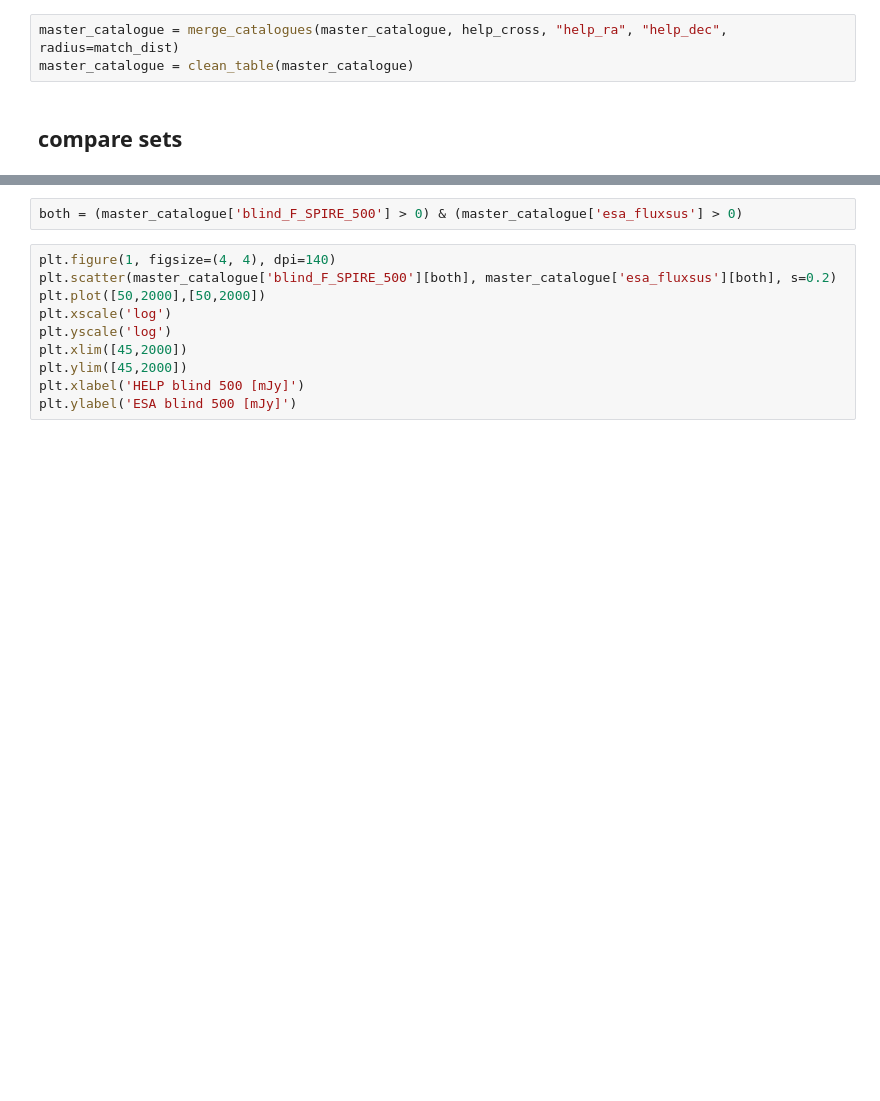
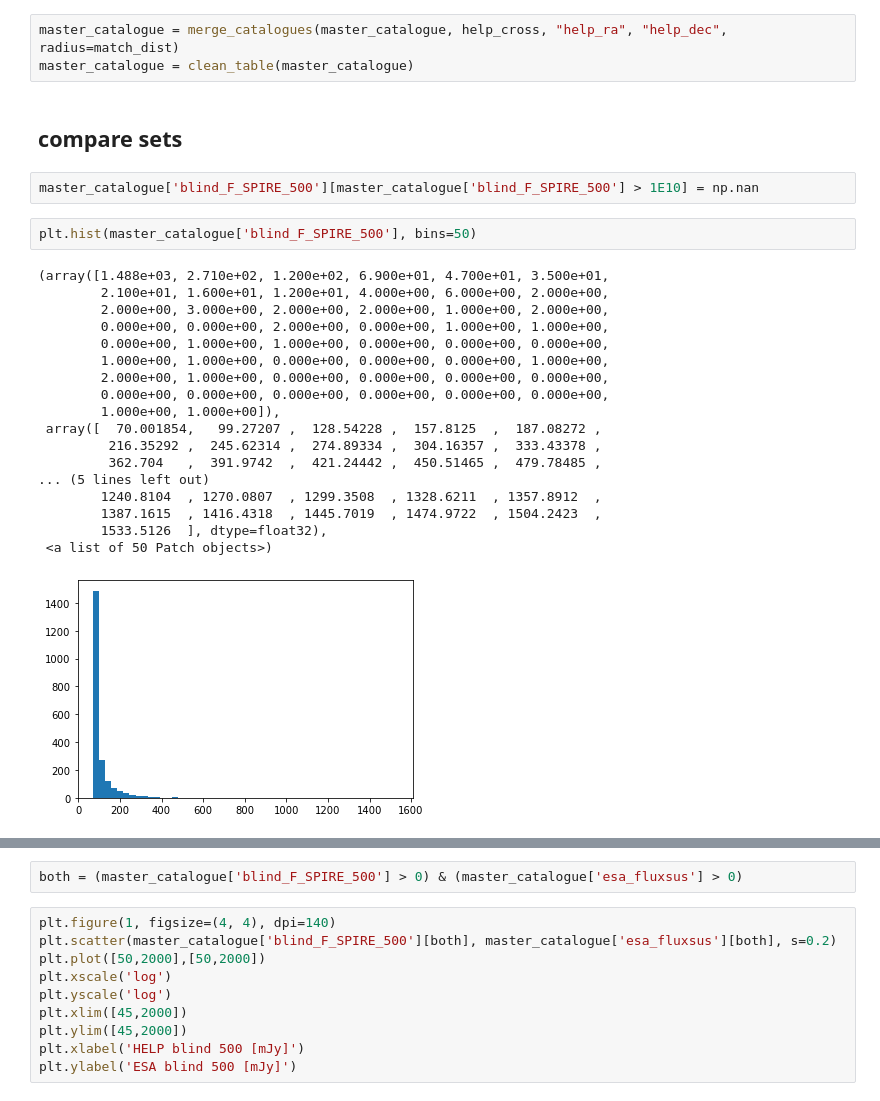
Before and after one commit to H-E-L-P/dmu_products, a Jupyter notebook: dmu22/dmu22_red_source/2_Investigate_red_objects.ipynb, the cells around one changed output, grey strips where cells are left out. Drawn from its saved outputs; the diff is of its cells as text; blank space fills up the shorter version.

```diff
--- a/dmu22/dmu22_red_source/2_Investigate_red_objects.ipynb
+++ b/dmu22/dmu22_red_source/2_Investigate_red_objects.ipynb
@@ -227,3 +238,26 @@ master_catalogue = merge_catalogues(master_catalogue, help_cross, "help_ra", "he
 master_catalogue = clean_table(master_catalogue)
 # %% [markdown]
 ## compare sets
+# %%
+master_catalogue['blind_F_SPIRE_500'][master_catalogue['blind_F_SPIRE_500'] > 1E10] = np.nan
+# %%
+plt.hist(master_catalogue['blind_F_SPIRE_500'], bins=50)
+# %% [output]
+(array([1.488e+03, 2.710e+02, 1.200e+02, 6.900e+01, 4.700e+01, 3.500e+01,
+        2.100e+01, 1.600e+01, 1.200e+01, 4.000e+00, 6.000e+00, 2.000e+00,
+        2.000e+00, 3.000e+00, 2.000e+00, 2.000e+00, 1.000e+00, 2.000e+00,
+        0.000e+00, 0.000e+00, 2.000e+00, 0.000e+00, 1.000e+00, 1.000e+00,
+        0.000e+00, 1.000e+00, 1.000e+00, 0.000e+00, 0.000e+00, 0.000e+00,
+        1.000e+00, 1.000e+00, 0.000e+00, 0.000e+00, 0.000e+00, 1.000e+00,
+        2.000e+00, 1.000e+00, 0.000e+00, 0.000e+00, 0.000e+00, 0.000e+00,
+        0.000e+00, 0.000e+00, 0.000e+00, 0.000e+00, 0.000e+00, 0.000e+00,
+        1.000e+00, 1.000e+00]),
+ array([  70.001854,   99.27207 ,  128.54228 ,  157.8125  ,  187.08272 ,
+         216.35292 ,  245.62314 ,  274.89334 ,  304.16357 ,  333.43378 ,
+         362.704   ,  391.9742  ,  421.24442 ,  450.51465 ,  479.78485 ,
+... (5 lines left out)
+        1240.8104  , 1270.0807  , 1299.3508  , 1328.6211  , 1357.8912  ,
+        1387.1615  , 1416.4318  , 1445.7019  , 1474.9722  , 1504.2423  ,
+        1533.5126  ], dtype=float32),
+ <a list of 50 Patch objects>)
+[figure, added]
```
Also changed, not shown: parts of 6 cells of this notebook.
